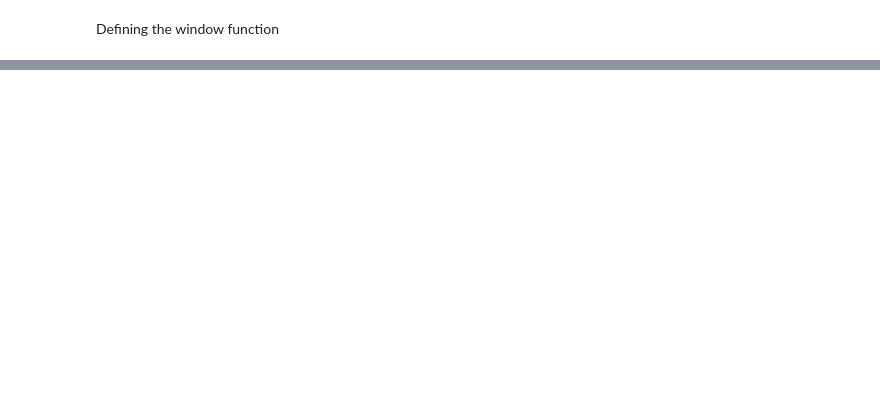
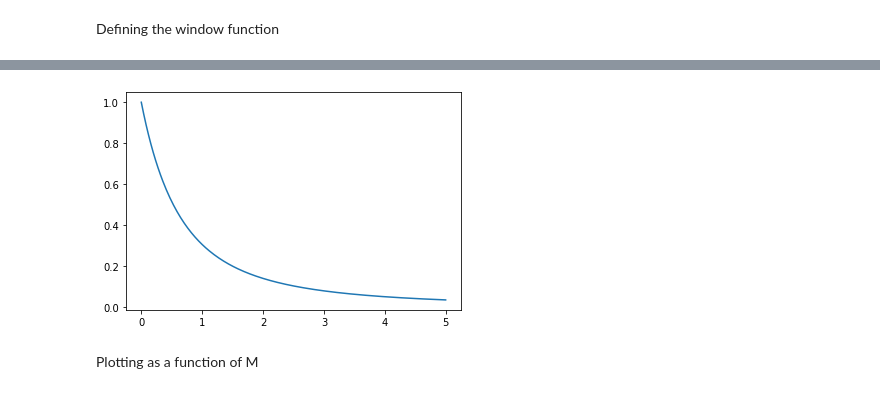
Before and after one commit to carle13/Galaxy-clusters-number-counts, a Jupyter notebook: analysis.ipynb, the cells around one changed output, grey strips where cells are left out. Saved outputs shown, nothing was run; the diff lists cells and outputs as text; code cells hidden in the pictures; blank space fills up the shorter version.

```diff
--- a/analysis.ipynb
+++ b/analysis.ipynb
@@ -293,0 +321,8 @@ print(sigma)
+# %%
+plt.figure()
+plt.plot(DValues[0], DValues[1])
+plt.show()
+# %% [output]
+[figure, added]
+# %% [markdown]
+Plotting as a function of M
```
Also changed, not shown: parts of 15 cells of this notebook.
